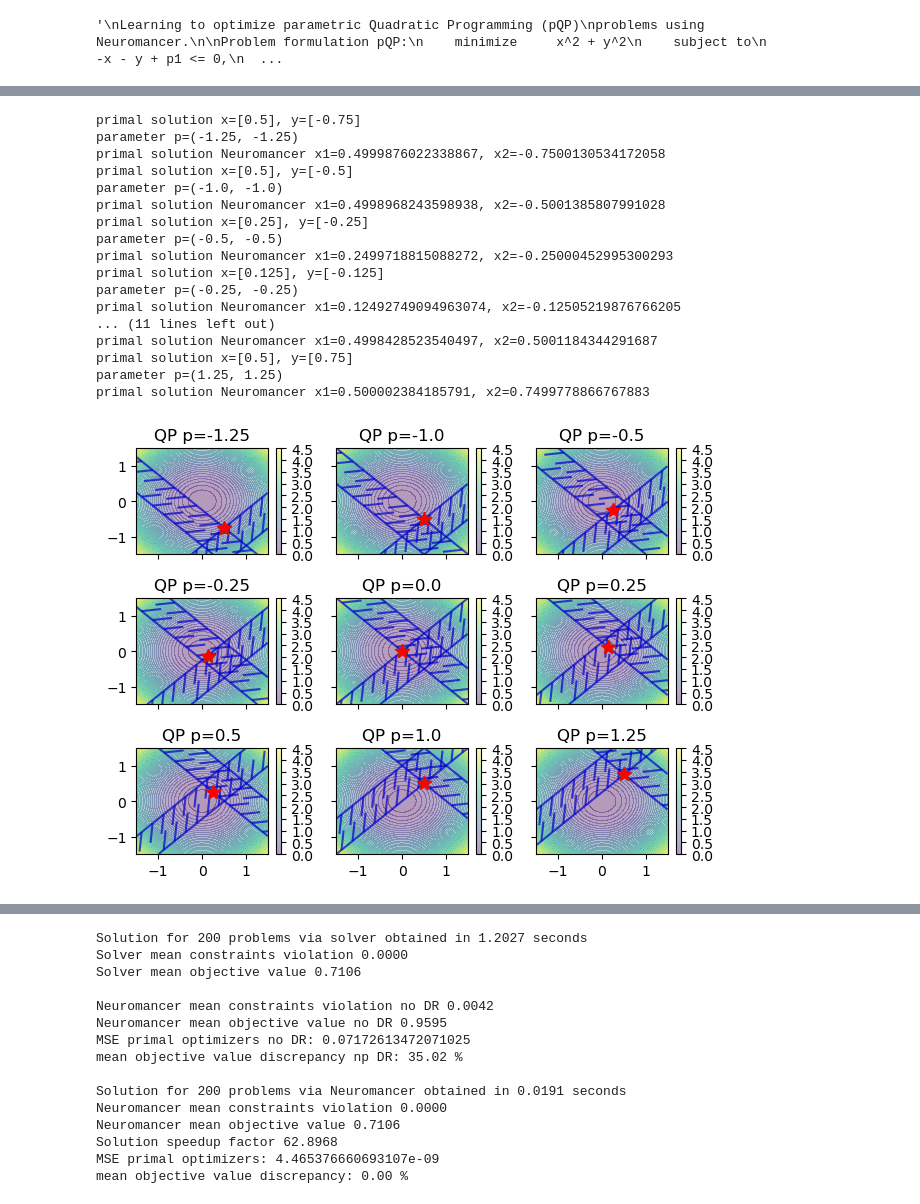
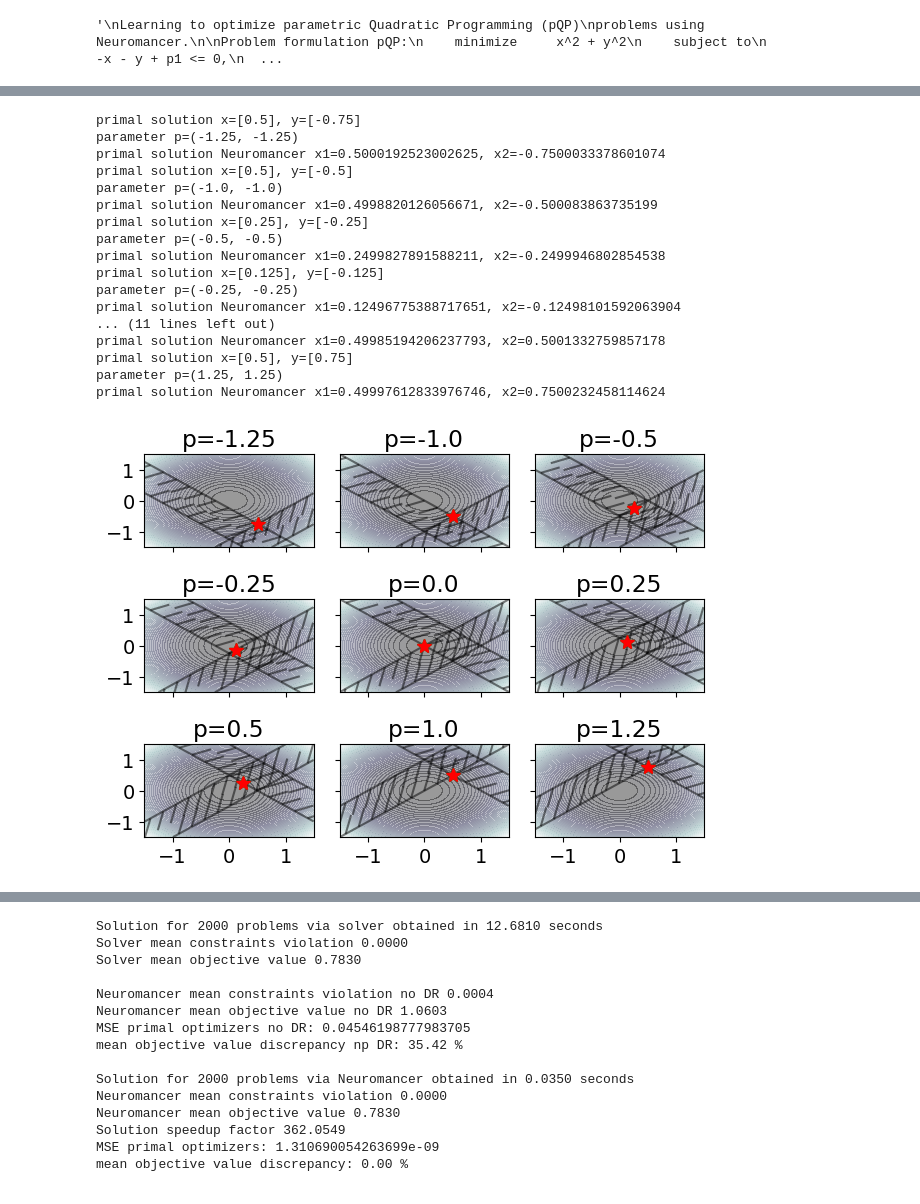
Before and after one commit to pnnl/LOPO, a Jupyter notebook: New_Experiments/pQp_ACS_example.ipynb, the cells around one changed output, grey strips where cells are left out. Saved outputs shown, nothing was run; the diff lists cells and outputs as text; code cells hidden in the pictures.

```diff
--- a/New_Experiments/pQp_ACS_example.ipynb
+++ b/New_Experiments/pQp_ACS_example.ipynb
@@ -37,7 +37,7 @@ from neuromancer.system import Node
 """
 data_seed = 408
 np.random.seed(data_seed)
-nsim = 200 # number of datapoints: increase sample density for more robust results
+nsim = 2000 # number of datapoints: increase sample density for more robust results
 # create dictionaries with sampled datapoints with uniform distribution
 p_low, p_high = -2.0, 2.0
 samples_train = {"p1": torch.FloatTensor(nsim, 1).uniform_(p_low, p_high),
@@ -296,2 +296,4 @@ epoch: 99  train_loss: 0.17651349306106567
 # %%
 solver.num_steps = 10
+# %%
+plt.rcParams.update({'font.size': 14})
@@ -343,27 +347,27 @@ for i, p in enumerate(params):
 
     # eval and plot objective and constraints
     J = xx ** 2 + yy ** 2
-    cp_plot = ax[row_id, column_id].contourf(xx, yy, J, 50, alpha=0.4)
-    ax[row_id, column_id].set_title(f'QP p={p}')
+    cp_plot = ax[row_id, column_id].contourf(xx, yy, J, 50, alpha=0.4,cmap = mpl.colormaps['bone'],linewidth = 10)
+    ax[row_id, column_id].set_title(f'p={p}')
 
     c1 = xx + yy - p
     c2 = -xx - yy + p + 1
     c3 = -xx + yy - p + 1
     c4 = xx - yy + p
-    cg1 = ax[row_id, column_id].contour(xx, yy, c1, [0], colors='mediumblue', alpha=0.7)
-    cg2 = ax[row_id, column_id].contour(xx, yy, c2, [0], colors='mediumblue', alpha=0.7)
-    cg3 = ax[row_id, column_id].contour(xx, yy, c3, [0], colors='mediumblue', alpha=0.7)
-    cg4 = ax[row_id, column_id].contour(xx, yy, c4, [0], colors='mediumblue', alpha=0.7)
+    cg1 = ax[row_id, column_id].contour(xx, yy, c1, [0], colors='k', alpha=0.5)
+    cg2 = ax[row_id, column_id].contour(xx, yy, c2, [0], colors='k', alpha=0.5)
+    cg3 = ax[row_id, column_id].contour(xx, yy, c3, [0], colors='k', alpha=0.5)
+    cg4 = ax[row_id, column_id].contour(xx, yy, c4, [0], colors='k', alpha=0.5)
     plt.setp(cg1.collections,
-                path_effects=[patheffects.withTickedStroke()], alpha=0.7)
+                path_effects=[patheffects.withTickedStroke()], alpha=0.5)
     plt.setp(cg2.collections,
-                path_effects=[patheffects.withTickedStroke()], alpha=0.7)
+                path_effects=[patheffects.withTickedStroke()], alpha=0.5)
     plt.setp(cg3.collections,
-                path_effects=[patheffects.withTickedStroke()], alpha=0.7)
+                path_effects=[patheffects.withTickedStroke()], alpha=0.5)
     plt.setp(cg4.collections,
-                path_effects=[patheffects.withTickedStroke()], alpha=0.7)
+                path_effects=[patheffects.withTickedStroke()], alpha=0.5)
 
-    fig.colorbar(cp_plot, ax=ax[row_id,column_id])
+    #fig.colorbar(cp_plot, ax=ax[row_id,column_id])
 
     # Solve CVXPY problem
 
@@ -409,11 +413,11 @@ for i, p in enumerate(params):
     test_p = torch.tensor([p,p],dtype=torch.float32)
     P_vals = solver.Pm_2('',test_p)
     idxs = 0.1*np.arange(0,len(P_vals)-2,1)
-    ax[row_id, column_id].scatter(idxs,torch.diag(P_vals)[2:].detach().numpy())
+    ax[row_id, column_id].scatter(idxs,torch.diag(P_vals)[2:].detach().numpy(),s = 50, c='r')
     ax[row_id, column_id].set_ylim(0,3)
     ax[row_id, column_id].set_xticks(idxs)
-    ax[row_id, column_id].set_xticklabels(['s1','s2','s3','s4'])
-    ax[row_id, column_id].set_title(f'QP p={p}')
+    ax[row_id, column_id].set_xticklabels(['w1','w2','w3','w4'])
+    ax[row_id, column_id].set_title(f'p={p}')
 
     column_id += 1
 fig.tight_layout()
@@ -517,37 +521,37 @@ print(f'Neuromancer mean objective value {nm_obj_mean:.4f}')
 
 # neuromancer solver comparison
 speedup_factor = solver_time/nm_time
 print(f'Solution speedup factor {speedup_factor:.4f}')
 
 # Difference in primal optimizers0
 dx = (x_solver - x_nm)[:,0]
 dy = (y_solver - y_nm)[:,0]
 err_x = np.mean(dx**2)
 err_y = np.mean(dy**2)
 err_primal = err_x + err_y
 err_primal = np.mean((dx**2 + dy**2))
 rel_err_primal = np.mean((dx**2 + dy**2))/np.mean((x_solver**2 + y_solver**2 ))
 print('MSE primal optimizers:', rel_err_primal)
 
 # Difference in objective
 err_obj = np.abs(solver_obj_mean - nm_obj_mean) / solver_obj_mean * 100
 print(f'mean objective value discrepancy: {err_obj:.2f} %')
 # %% [output]
 primal solution x=[0.5], y=[-0.75]
 parameter p=(-1.25, -1.25)
-primal solution Neuromancer x1=0.4999876022338867, x2=-0.7500130534172058
+primal solution Neuromancer x1=0.5000192523002625, x2=-0.7500033378601074
 primal solution x=[0.5], y=[-0.5]
 parameter p=(-1.0, -1.0)
-primal solution Neuromancer x1=0.4998968243598938, x2=-0.5001385807991028
+primal solution Neuromancer x1=0.4998820126056671, x2=-0.500083863735199
 primal solution x=[0.25], y=[-0.25]
 parameter p=(-0.5, -0.5)
-primal solution Neuromancer x1=0.2499718815088272, x2=-0.25000452995300293
+primal solution Neuromancer x1=0.2499827891588211, x2=-0.2499946802854538
 primal solution x=[0.125], y=[-0.125]
 parameter p=(-0.25, -0.25)
-primal solution Neuromancer x1=0.12492749094963074, x2=-0.12505219876766205
+primal solution Neuromancer x1=0.12496775388717651, x2=-0.12498101592063904
 ... (11 lines left out)
-primal solution Neuromancer x1=0.4998428523540497, x2=0.5001184344291687
+primal solution Neuromancer x1=0.49985194206237793, x2=0.5001332759857178
 primal solution x=[0.5], y=[0.75]
 parameter p=(1.25, 1.25)
-primal solution Neuromancer x1=0.500002384185791, x2=0.7499778866767883
+primal solution Neuromancer x1=0.49997612833976746, x2=0.7500232458114624
-[figure, old version]
+[figure, new version]
@@ -555,17 +559,17 @@ primal solution Neuromancer x1=0.500002384185791, x2=0.7499778866767883
-Solution for 200 problems via solver obtained in 1.2027 seconds
+Solution for 2000 problems via solver obtained in 12.6810 seconds
 Solver mean constraints violation 0.0000
-Solver mean objective value 0.7106
+Solver mean objective value 0.7830
 
-Neuromancer mean constraints violation no DR 0.0042
-Neuromancer mean objective value no DR 0.9595
-MSE primal optimizers no DR: 0.07172613472071025
-mean objective value discrepancy np DR: 35.02 %
+Neuromancer mean constraints violation no DR 0.0004
+Neuromancer mean objective value no DR 1.0603
+MSE primal optimizers no DR: 0.04546198777983705
+mean objective value discrepancy np DR: 35.42 %
 
-Solution for 200 problems via Neuromancer obtained in 0.0191 seconds
+Solution for 2000 problems via Neuromancer obtained in 0.0350 seconds
 Neuromancer mean constraints violation 0.0000
-Neuromancer mean objective value 0.7106
-Solution speedup factor 62.8968
-MSE primal optimizers: 4.465376660693107e-09
+Neuromancer mean objective value 0.7830
+Solution speedup factor 362.0549
+MSE primal optimizers: 1.310690054263699e-09
 mean objective value discrepancy: 0.00 %
 # %%
 
```
Also changed, not shown: parts of 7 cells of this notebook, 14 other files.
